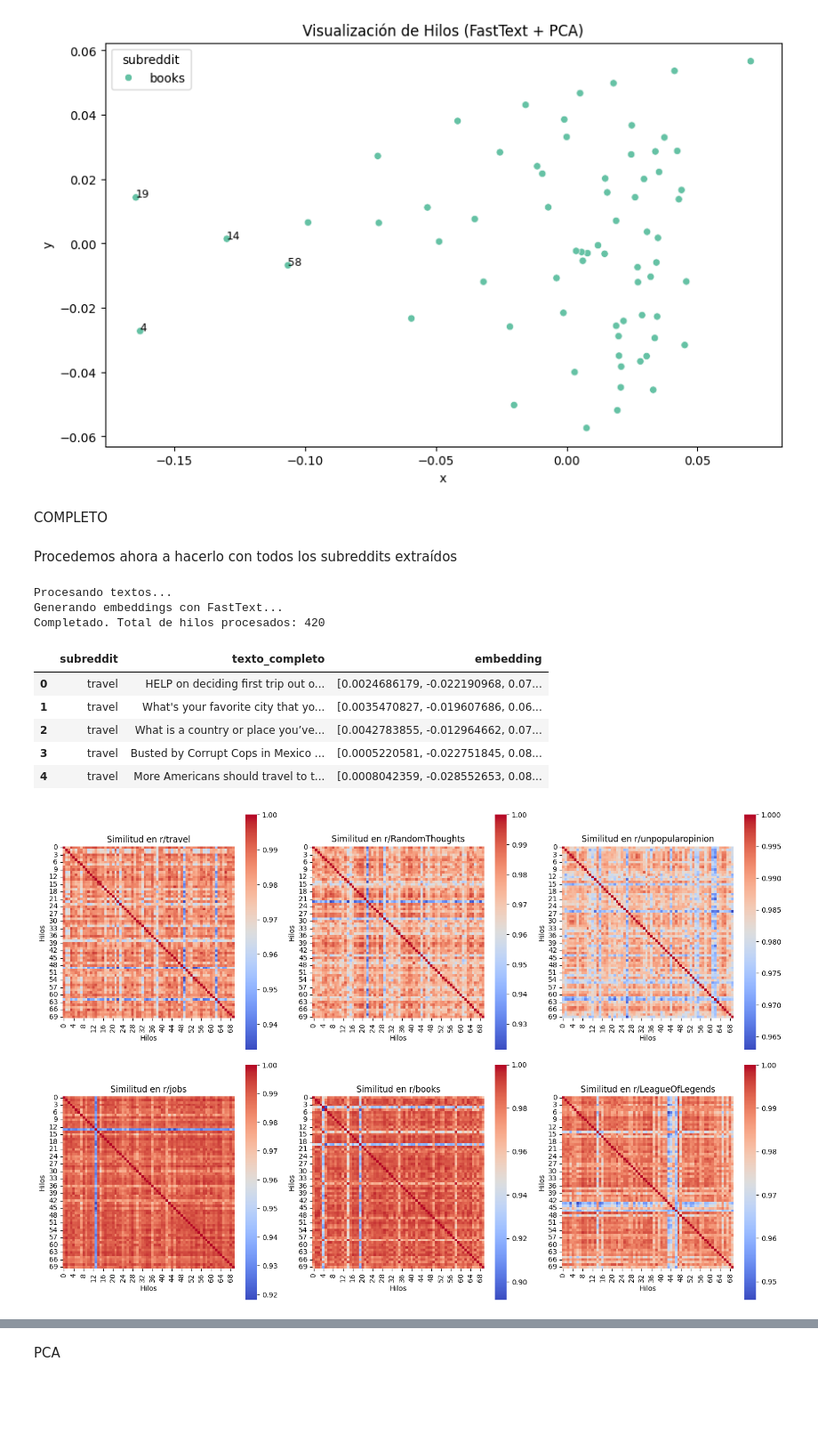
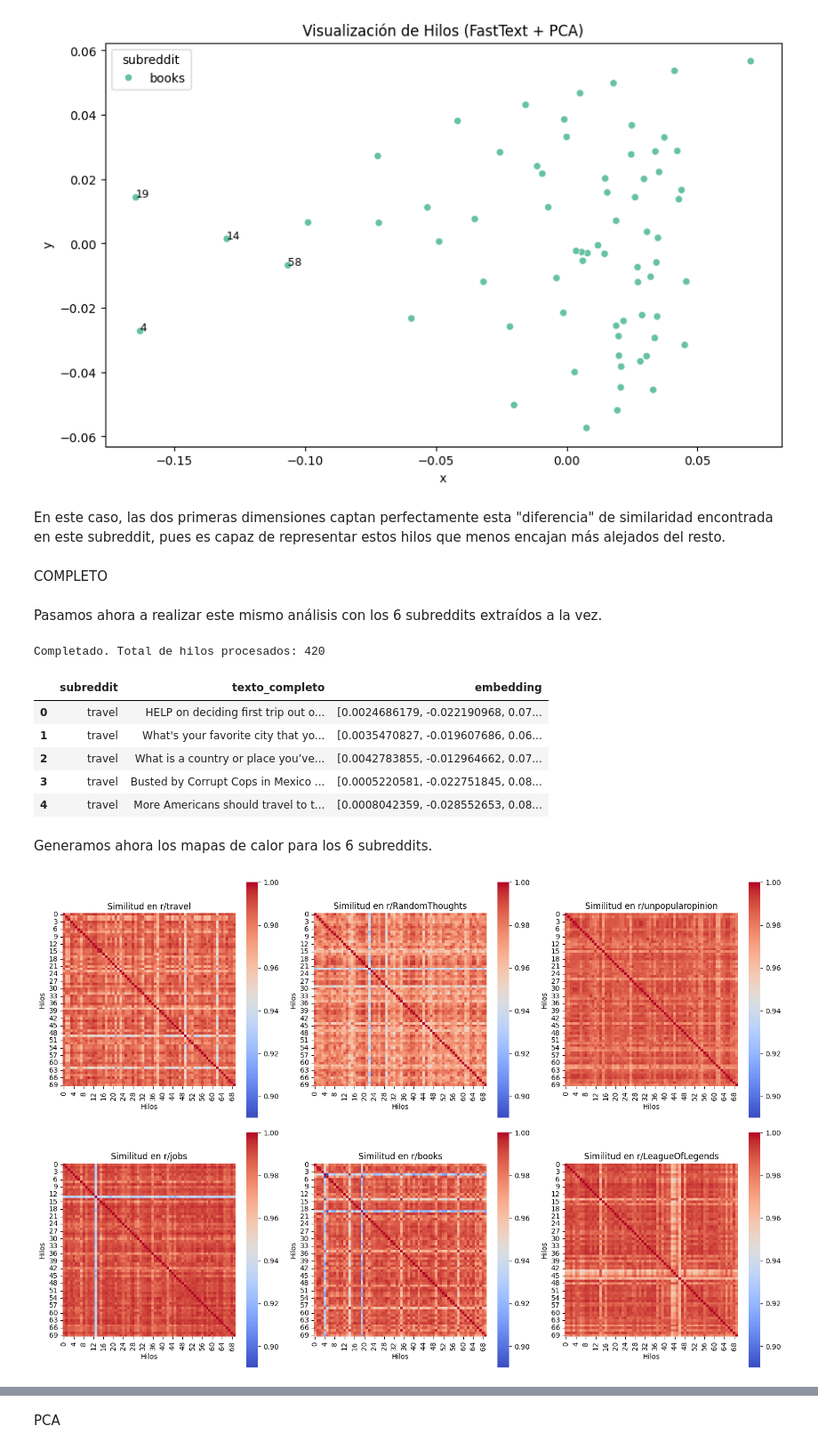
Before and after one commit to daniela-murciam-um-es/PLN-practicasParte2, a Jupyter notebook: apartado_3.ipynb, the cells around one changed output, grey strips where cells are left out. Shown at 89% size. Drawn from its saved outputs; the diff is of its cells as text; code cells hidden in the pictures; blank space fills up the shorter version.

```diff
--- a/apartado_3.ipynb
+++ b/apartado_3.ipynb
@@ -238,6 +52,6 @@ books.head()
 # %%
-# Esto te daría una matriz de cuánto se parece cada hilo con todos los demás
-matrices_similitud = cosine_similarity(list(books['embedding']))
+# Esto devuelve unamatriz de cuánto se parece cada hilo con todos los demás
+matirz_similitud = cosine_similarity(list(books['embedding']))
 # %%
 import seaborn as sns
 
@@ -250,7 +64,7 @@ Podemos observar en este mapa de calor que en este subreddit hay una gran simila
 # %%
 # 1. Calculamos la media de similitud para cada fila (cada hilo)
 # Restamos 1 porque la diagonal siempre es 1 (similitud consigo mismo)
-mean_similarities = (matrices_similitud.sum(axis=1) - 1) / (matrices_similitud.shape[0] - 1)
+mean_similarities = (matirz_similitud.sum(axis=1) - 1) / (matirz_similitud.shape[0] - 1)
 
 # 2. Añadimos esta métrica a nuestro DataFrame original
 books['similitud_media'] = mean_similarities
@@ -293,10 +109,12 @@ for i in range(len(books)):
         plt.text(books['x'].iloc[i], books['y'].iloc[i], str(i), fontsize=9)
 # %% [output]
 [figure]
+# %% [markdown]
+En este caso, las dos primeras dimensiones captan perfectamente esta "diferencia" de similaridad encontrada en este subreddit, pues es capaz de representar estos hilos que menos encajan más alejados del resto.
 # %% [markdown]
 COMPLETO
 # %% [markdown]
-Procedemos ahora a hacerlo con todos los subreddits extraídos
+Pasamos ahora a realizar este mismo análisis con los 6 subreddits extraídos a la vez.
 # %%
 import pandas as pd
 
@@ -312,7 +130,7 @@ archivos_json = [
 # Lista para ir guardando los dataframes temporales
 lista_dfs = []
 
-# 1. Cargar y consolidar
+# Cargamos cada archivo y lo añadimos a la lista
 for archivo in archivos_json:
     temp_df = pd.read_json(archivo)
     lista_dfs.append(temp_df)
@@ -320,30 +138,25 @@ for archivo in archivos_json:
 # Concatenamos todo en un solo DataFrame
 df_total = pd.concat(lista_dfs, ignore_index=True)
 
-# 2. Definir la función de preparación (incluimos limpieza de saltos de línea)
+# Definimos la función para preparar el texto de cada hilo (título + comentarios)
 def preparar_texto_hilo(row):
     hilo = row['submissions']
     titulo = str(hilo.get('title', ''))
-    descripcion = str(hilo.get('description', ''))
 
     comentarios = hilo.get('comments', [])
-    # Unimos comentarios y limpiamos saltos de línea para evitar el ValueError de fastText
+    # Unimos comentarios y limpiamos saltos de línea (produce un error en FastText)
     texto_comentarios = " ".join([str(c.get('body', '')).replace('\n', ' ') for c in comentarios])
 
-    return f"{titulo} {descripcion} {texto_comentarios}".strip().replace('\n', ' ')
+    return f"{titulo} {texto_comentarios}".strip().replace('\n', ' ')
 
-# 3. Procesar texto y generar embeddings
-print("Procesando textos...")
+# Procesamos los textos y generamos los embeddings para todos los hilos extraídos
 df_total['texto_completo'] = df_total.apply(preparar_texto_hilo, axis=1)
 
-print("Generando embeddings con FastText...")
 df_total['embedding'] = df_total['texto_completo'].apply(lambda x: ft_model.get_sentence_vector(x))
 
 print(f"Completado. Total de hilos procesados: {len(df_total)}")
 display(df_total[['subreddit', 'texto_completo', 'embedding']].head())
 # %% [output]
-Procesando textos...
-Generando embeddings con FastText...
 Completado. Total de hilos procesados: 420
 |  | subreddit | texto_completo | embedding |
 | 0 | travel | HELP on deciding first trip out o... | [0.0024686179, -0.022190968, 0.07... |
@@ -351,48 +164,45 @@ Completado. Total de hilos procesados: 420
 | 2 | travel | What is a country or place you’ve... | [0.0042783855, -0.012964662, 0.07... |
 | 3 | travel | Busted by Corrupt Cops in Mexico ... | [0.0005220581, -0.022751845, 0.08... |
 | 4 | travel | More Americans should travel to t... | [0.0008042359, -0.028552653, 0.08... |
+# %% [markdown]
+Generamos ahora los mapas de calor para los 6 subreddits.
 # %%
 import matplotlib.pyplot as plt
 import seaborn as sns
 from sklearn.metrics.pairwise import cosine_similarity
 
-# Obtenemos la lista de subreddits únicos
 subreddits = df_total['subreddit'].unique()
 
 ncols = 3
 nrows = 2
 
 # Preparamos la figura con subgráficos
 fig, axes = plt.subplots(nrows=nrows, ncols=ncols, figsize=(15, 5 * nrows))
 axes = axes.flatten() # Aplanamos para iterar fácilmente
 
 # Iteramos sobre cada subreddit para generar su propio heatmap
 for i, sub in enumerate(subreddits):
-    # 1. Filtramos los hilos que pertenecen solo a este subreddit
+    # Filtramos los hilos que pertenecen solo a este subreddit
     df_sub = df_total[df_total['subreddit'] == sub]
 
-    # 2. Calculamos la matriz de similitud solo para esos hilos
+    # Calculamos la matriz de similitud solo para esos hilos
     similitud_sub = cosine_similarity(list(df_sub['embedding']))
 
-	# Calculamos la similitud media para cada hilo dentro de su subreddit para hacer las próximas gráficas
+	# Calculamos la similitud media para cada hilo dentro de su subreddit para poder hacer el PCA posteriormente
+    # y así solo iteramos por todo el dataset una vez
     mean_similarities = (similitud_sub.sum(axis=1) - 1) / (similitud_sub.shape[0] - 1)
 
     df_total.loc[df_total['subreddit'] == sub, 'similitud_media'] = mean_similarities
 
-    # 3. Dibujamos el heatmap en su 'hueco' correspondiente de la cuadrícula
+    # Dibujamos el heatmap
     sns.heatmap(similitud_sub, annot=False, cmap='coolwarm', ax=axes[i],
-                cbar=True, square=True)
+                cbar=True, square=True, vmin=0.89)
 
-    # Retoques estéticos
     axes[i].set_title(f'Similitud en r/{sub}')
     axes[i].set_xlabel('Hilos')
     axes[i].set_ylabel('Hilos')
 
-# Si sobran huecos en la cuadrícula (ej. tenemos 5 subreddits para 6 huecos), los ocultamos
-for j in range(i + 1, len(axes)):
-    fig.delaxes(axes[j])
-
 plt.tight_layout()
 plt.show()
 # %% [output]
-[figure, old version]
+[figure, new version]
```
Also changed, not shown: parts of 24 cells of this notebook.
